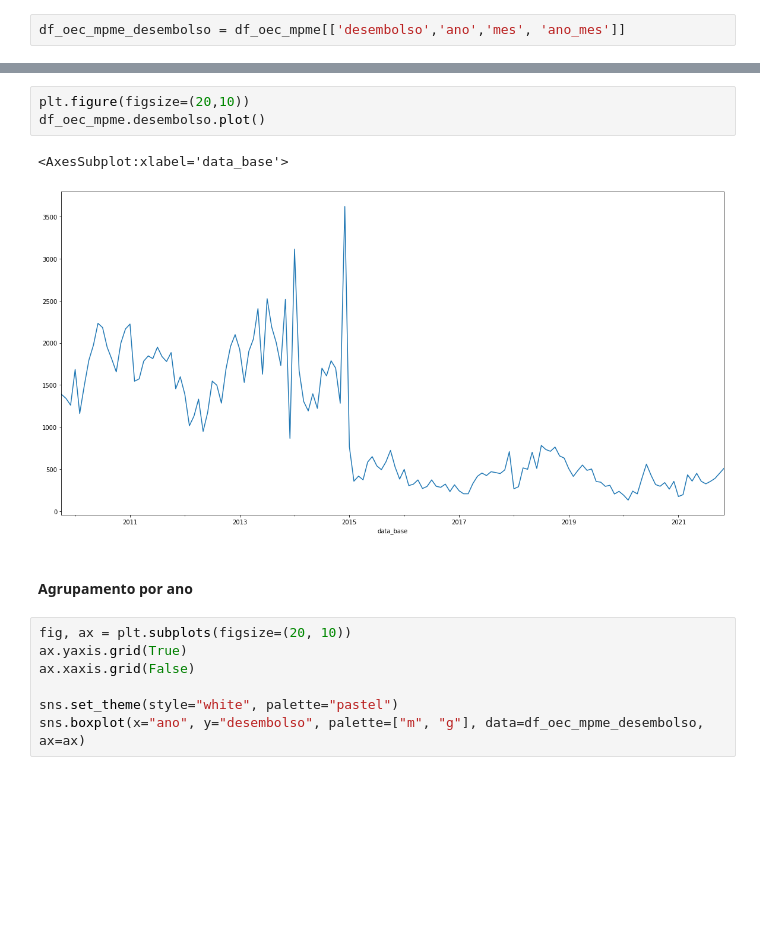
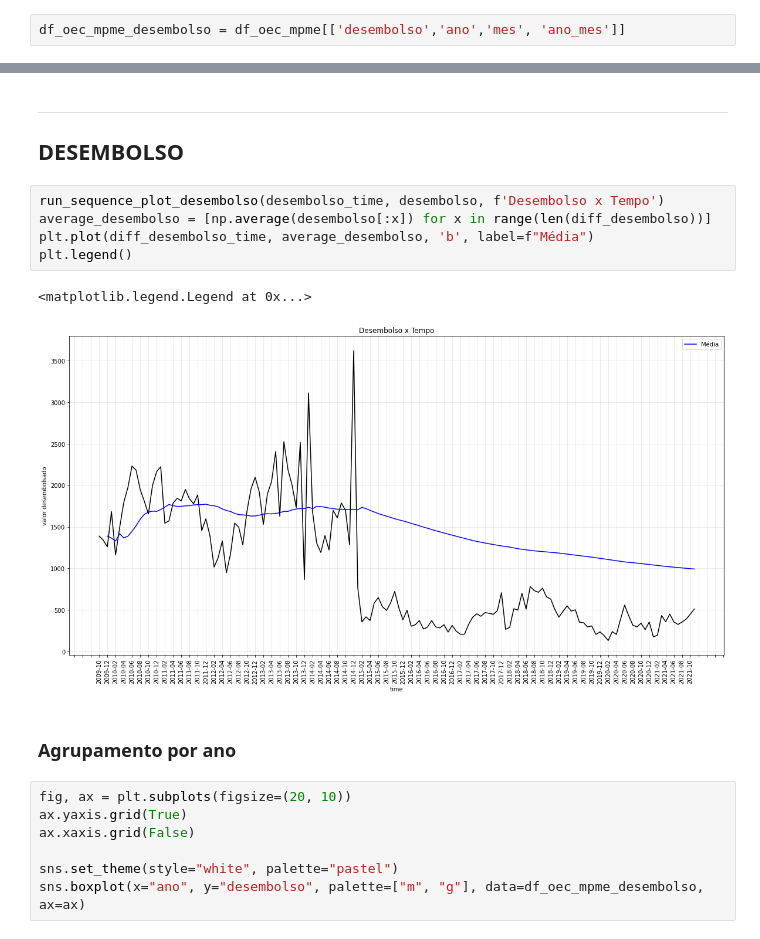
Before and after one commit to gdutramartins/forecast-desembolso, a Jupyter notebook: visualization.ipynb, the cells around one changed output, grey strips where cells are left out. Drawn from its saved outputs; the diff is of its cells as text; blank space fills up the shorter version.

Commit message:
28/12 - Melhorias na visualização , Inclusão dos gráficos de custo e transformação da série em estacionária Inicio da Correlação e Auto Correlação

```diff
--- a/visualization.ipynb
+++ b/visualization.ipynb
@@ -44,11 +55,16 @@ df_oec_mpme_desembolso = df_oec_mpme[['desembolso','ano','mes', 'ano_mes']]
+# %% [markdown]
+---
+## DESEMBOLSO
 # %%
-plt.figure(figsize=(20,10))
-df_oec_mpme.desembolso.plot()
+run_sequence_plot_desembolso(desembolso_time, desembolso, f'Desembolso x Tempo')
+average_desembolso = [np.average(desembolso[:x]) for x in range(len(diff_desembolso))]
+plt.plot(diff_desembolso_time, average_desembolso, 'b', label=f"Média")
+plt.legend()
 # %% [output]
-<AxesSubplot:xlabel='data_base'>
+<matplotlib.legend.Legend at 0x...>
-[figure, old version]
+[figure, new version]
 # %% [markdown]
-#### Agrupamento por ano
+### Agrupamento por ano
 # %%
 fig, ax = plt.subplots(figsize=(20, 10))
 ax.yaxis.grid(True)
```
Also changed, not shown: parts of 25 cells of this notebook, 2 other files.
